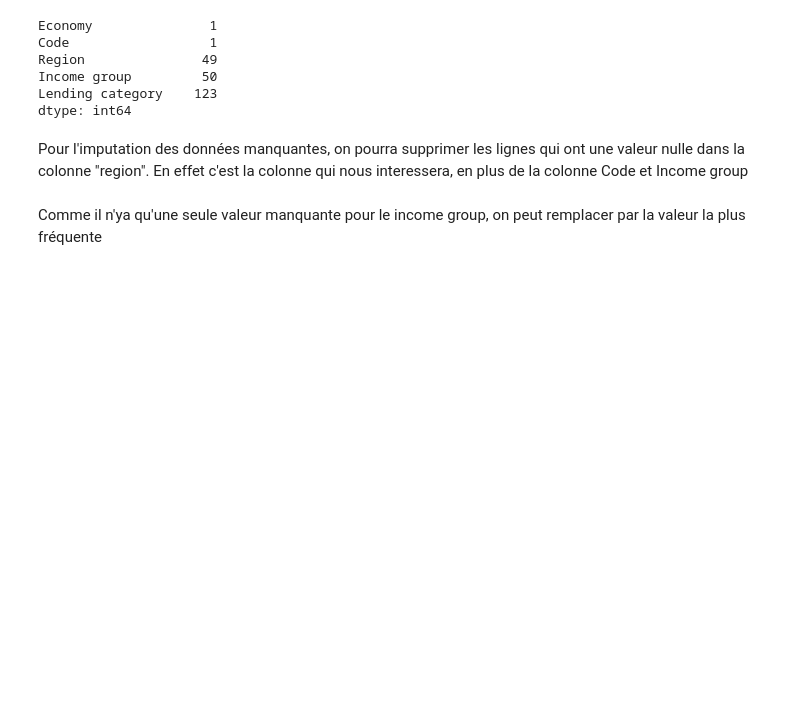
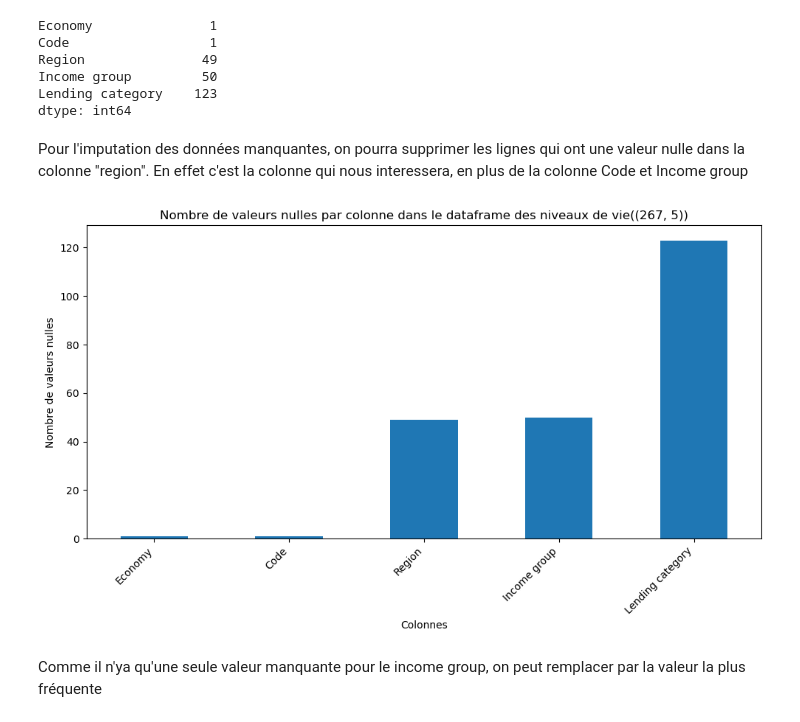
Before and after one commit to Aida73/Data-Engineering-Project, a Jupyter notebook: data_profiling.ipynb, the cells around one changed output. Drawn from its saved outputs; the diff is of its cells as text; code cells hidden in the pictures; blank space fills up the shorter version.

```diff
--- a/data_profiling.ipynb
+++ b/data_profiling.ipynb
@@ -307,6 +351,21 @@ Lending category    123
 dtype: int64
 # %% [markdown]
 Pour l'imputation des données manquantes, on pourra supprimer les lignes qui ont une valeur nulle dans la colonne "region". En effet c'est la colonne qui nous interessera, en plus de la colonne Code et Income group
+# %%
+# Compteur de valeurs nulles (NaN) par colonne
+nombre_valeurs_nulles_par_colonne2 = df_CLASS.isnull().sum()
+
+# Création d'un graphique à barres pour visualiser le résultat
+plt.figure(figsize=(10, 6))
+nombre_valeurs_nulles_par_colonne2.plot(kind='bar')
+plt.title(f"Nombre de valeurs nulles par colonne dans le dataframe des niveaux de vie({df_CLASS.shape})")
+plt.xlabel("Colonnes")
+plt.ylabel("Nombre de valeurs nulles")
+plt.xticks(rotation=45, ha='right')
+plt.tight_layout()
+plt.show()
+# %% [output]
+[figure, added]
 # %% [markdown]
 Comme il n'ya qu'une seule valeur manquante pour le income group, on peut remplacer par la valeur la plus fréquente
 # %%
```
Also changed, not shown: parts of 12 cells of this notebook, 7 other files.
